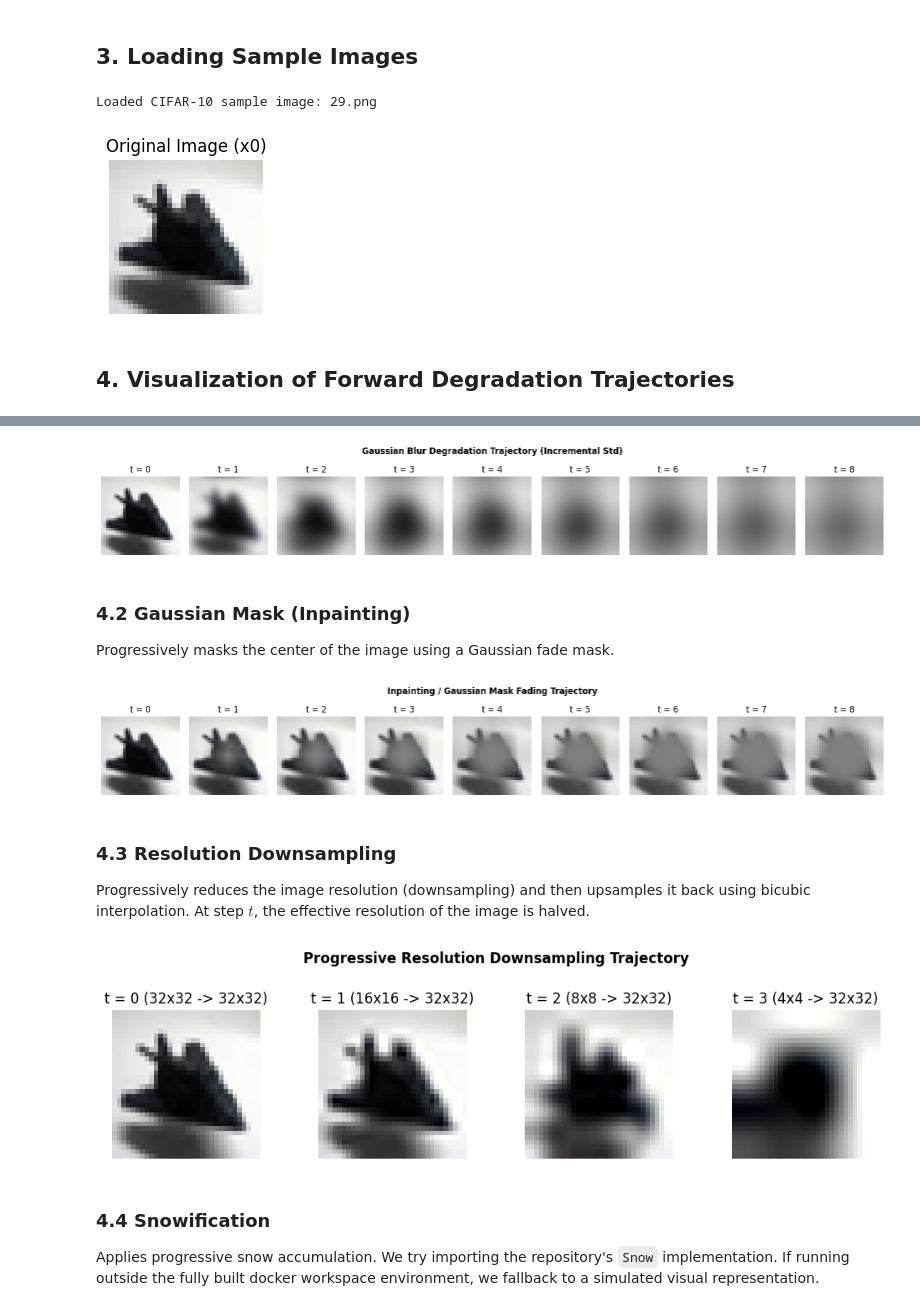
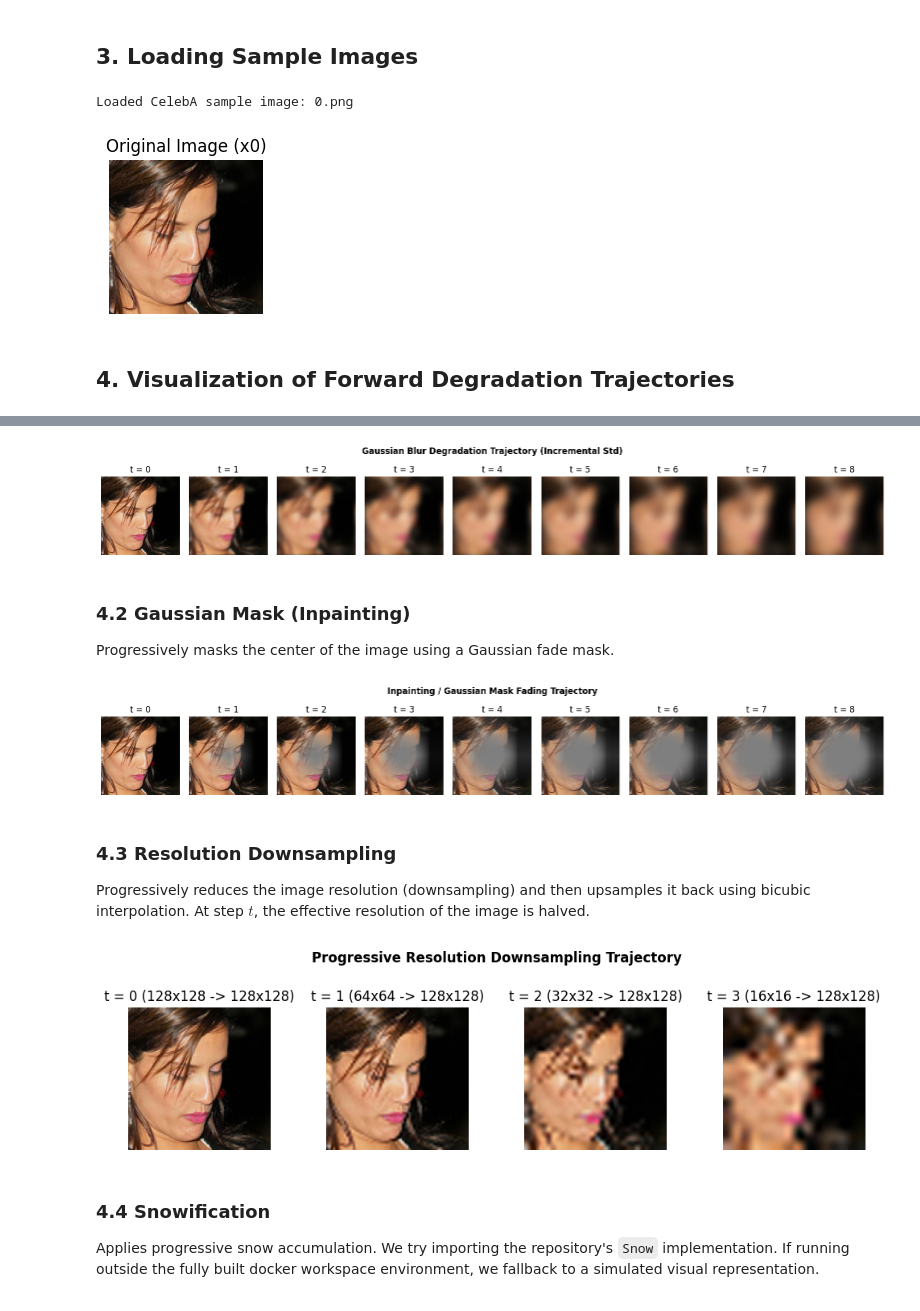
Before and after one commit to ntsrigaud/Cold-Diffusion-Models, a Jupyter notebook: notebooks/01_understanding_cold_diffusion.ipynb, the cells around one changed output, grey strips where cells are left out. Saved outputs shown, nothing was run; the diff lists cells and outputs as text; code cells hidden in the pictures.

Commit message:
refactor: use human face sample for better degradation visualization

```diff
--- a/notebooks/01_understanding_cold_diffusion.ipynb
+++ b/notebooks/01_understanding_cold_diffusion.ipynb
@@ -91,26 +91,26 @@ to_tensor = transforms.Compose([
 
 to_display = lambda t: t.detach().cpu().clamp(-1, 1).add(1).div(2).permute(1, 2, 0).numpy()
 
-# Try loading a sample human face (CelebA) or CIFAR-10 image as starting point (x0)
-cifar_path = DATA_ROOT / 'root_cifar10' / '0'
+# Try loading a sample human face (CelebA) image as starting point (x0)
+celeba_path = DATA_ROOT / 'root_celebA_128_train_new'
 sample_img = None
 
-if cifar_path.exists() and any(cifar_path.glob('*.png')):
-    img_file = next(cifar_path.glob('*.png'))
+if celeba_path.exists() and any(celeba_path.glob('*.png')):
+    img_file = next(celeba_path.glob('*.png'))
     sample_img = to_tensor(Image.open(img_file).convert('RGB')).to(DEVICE)
-    print(f"Loaded CIFAR-10 sample image: {img_file.name}")
+    print(f"Loaded CelebA sample image: {img_file.name}")
 else:
     # Fallback to a synthetic face-like template image if dataset isn't prepared yet
-    print("CIFAR-10 sample not found. Generating a synthetic face template...")
-    grid = torch.ones((3, 32, 32)) * 0.95
+    print("CelebA sample not found. Generating a synthetic face template...")
+    grid = torch.ones((3, 128, 128)) * 0.95
     # draw a simple human face structure (skin color background, black eyes)
-    for y in range(32):
-        for x in range(32):
-            if (x-16)**2 + (y-16)**2 < 120:
+    for y in range(128):
+        for x in range(128):
+            if (x-64)**2 + (y-64)**2 < 1920:
                 grid[:, y, x] = torch.tensor([0.95, 0.8, 0.7])  # skin color
-            if ((x-12)**2 + (y-12)**2 < 3) or ((x-20)**2 + (y-12)**2 < 3):
+            if ((x-48)**2 + (y-48)**2 < 48) or ((x-80)**2 + (y-48)**2 < 48):
                 grid[:, y, x] = torch.tensor([0.1, 0.1, 0.1])  # eyes
-            if (x-16)**2 + (y-20)**2 < 2:
+            if (x-64)**2 + (y-80)**2 < 32:
                 grid[:, y, x] = torch.tensor([0.8, 0.3, 0.3])  # mouth
     sample_img = to_tensor(transforms.ToPILImage()(grid)).to(DEVICE)
 
@@ -120,8 +120,8 @@ plt.title("Original Image (x0)")
 plt.axis('off')
 plt.show()
 # %% [output]
-Loaded CIFAR-10 sample image: 29.png
+Loaded CelebA sample image: 0.png
-[figure, old version]
+[figure, new version]
 # %% [markdown]
 ## 4. Visualization of Forward Degradation Trajectories
 # %% [markdown]
@@ -163,7 +164,7 @@ plt.tight_layout()
 plt.savefig(str(RESULTS_DIR / 'blur_trajectory.png'), dpi=120, bbox_inches='tight')
 plt.show()
 # %% [output]
-[figure, old version]
+[figure, new version]
 # %% [markdown]
 ### 4.2 Gaussian Mask (Inpainting)
 
@@ -200,7 +201,7 @@ plt.tight_layout()
 plt.savefig(str(RESULTS_DIR / 'mask_trajectory.png'), dpi=120, bbox_inches='tight')
 plt.show()
 # %% [output]
-[figure, old version]
+[figure, new version]
 # %% [markdown]
 ### 4.3 Resolution Downsampling
 
@@ -209,33 +210,35 @@ At step $t$, the effective resolution of the image is halved.
 # %%
 def apply_resolution_downsampling(img, num_steps=3):
     x = img.unsqueeze(0)
     sequence = [img.clone().cpu()]
 
     for step in range(num_steps):
         image_size = x.shape[2]
         # Incremental factor 2 routine
         dec_size = int(image_size - image_size / (2 ** (step + 1)))
         target_size = max(image_size - dec_size, 1)
 
         x_down = F.interpolate(x, size=target_size, mode='bicubic', align_corners=False)
         x_up = F.interpolate(x_down, size=image_size, mode='bicubic', align_corners=False)
         sequence.append(x_up.squeeze(0).cpu())
     return sequence
 
 res_seq = apply_resolution_downsampling(sample_img, num_steps=3)
 
+image_size = sample_img.shape[1]
+
 fig, axes = plt.subplots(1, 4, figsize=(10, 2.5))
 for t, ax in enumerate(axes):
     ax.imshow(to_display(res_seq[t]))
-    res = 32 // (2**t)
-    ax.set_title(f"t = {t} ({res}x{res} -> 32x32)")
+    res = image_size // (2**t)
+    ax.set_title(f"t = {t} ({res}x{res} -> {image_size}x{image_size})")
     ax.axis('off')
 plt.suptitle("Progressive Resolution Downsampling Trajectory", fontsize=12, fontweight='bold', y=1.05)
 plt.tight_layout()
 plt.savefig(str(RESULTS_DIR / 'resolution_trajectory.png'), dpi=120, bbox_inches='tight')
 plt.show()
 # %% [output]
-[figure, old version]
+[figure, new version]
 # %% [markdown]
 ### 4.4 Snowification
 
```
Also changed, not shown: parts of 6 cells of this notebook.
